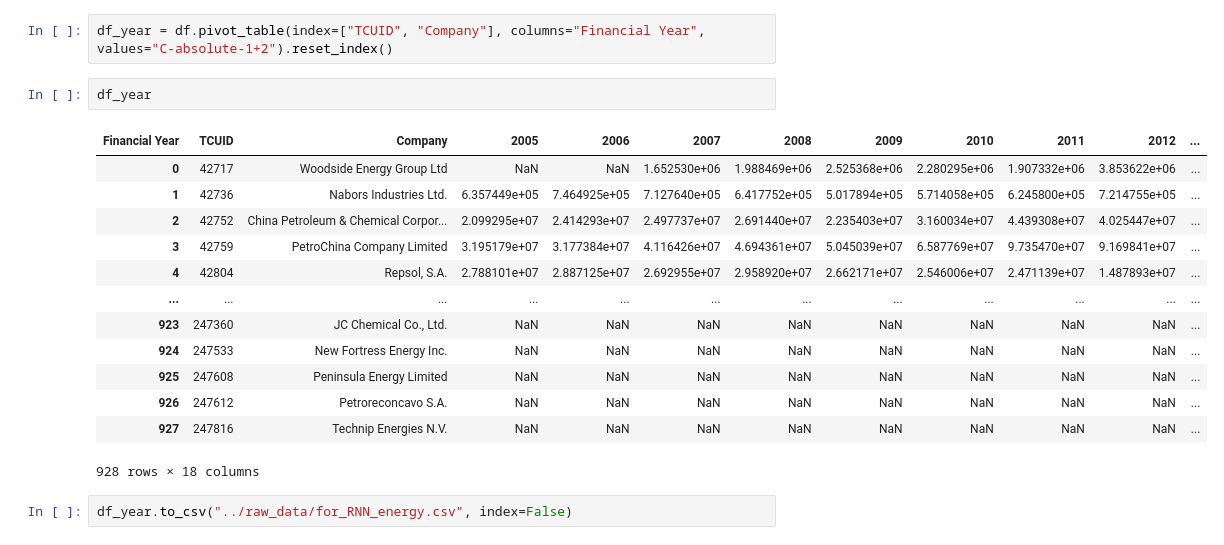
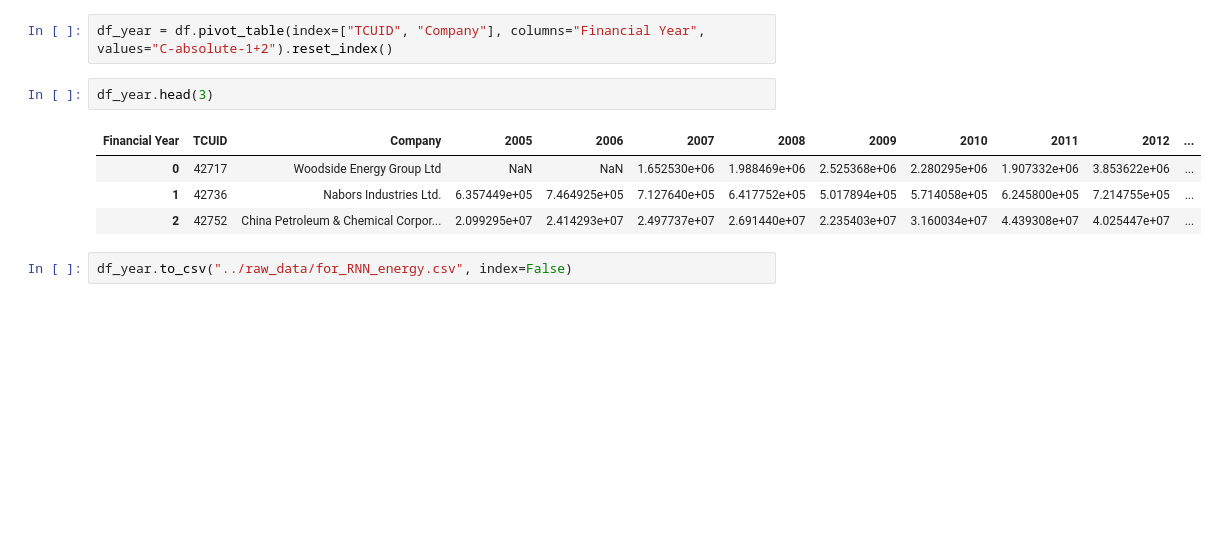
Before and after one commit to leocmcheung/carbon-forecast, a Jupyter notebook: notebooks/leo-D3.ipynb, the cells around one changed output. Saved outputs shown, nothing was run; the diff lists cells and outputs as text; blank space fills up the shorter version.

```diff
--- a/notebooks/leo-D3.ipynb
+++ b/notebooks/leo-D3.ipynb
@@ -60,21 +84,12 @@ df.drop(columns=to_drop, inplace=True)
 # %%
 df_year = df.pivot_table(index=["TCUID", "Company"], columns="Financial Year", values="C-absolute-1+2").reset_index()
 # %%
-df_year
+df_year.head(3)
 # %% [output]
 | Financial Year | TCUID | Company | 2005 | 2006 | 2007 | 2008 | 2009 | 2010 | 2011 | 2012 | ... |
 | 0 | 42717 | Woodside Energy Group Ltd | NaN | NaN | 1.652530e+06 | 1.988469e+06 | 2.525368e+06 | 2.280295e+06 | 1.907332e+06 | 3.853622e+06 | ... |
 | 1 | 42736 | Nabors Industries Ltd. | 6.357449e+05 | 7.464925e+05 | 7.127640e+05 | 6.417752e+05 | 5.017894e+05 | 5.714058e+05 | 6.245800e+05 | 7.214755e+05 | ... |
 | 2 | 42752 | China Petroleum & Chemical Corpor... | 2.099295e+07 | 2.414293e+07 | 2.497737e+07 | 2.691440e+07 | 2.235403e+07 | 3.160034e+07 | 4.439308e+07 | 4.025447e+07 | ... |
-| 3 | 42759 | PetroChina Company Limited | 3.195179e+07 | 3.177384e+07 | 4.116426e+07 | 4.694361e+07 | 5.045039e+07 | 6.587769e+07 | 9.735470e+07 | 9.169841e+07 | ... |
-| 4 | 42804 | Repsol, S.A. | 2.788101e+07 | 2.887125e+07 | 2.692955e+07 | 2.958920e+07 | 2.662171e+07 | 2.546006e+07 | 2.471139e+07 | 1.487893e+07 | ... |
-| ... | ... | ... | ... | ... | ... | ... | ... | ... | ... | ... | ... |
-| 923 | 247360 | JC Chemical Co., Ltd. | NaN | NaN | NaN | NaN | NaN | NaN | NaN | NaN | ... |
-| 924 | 247533 | New Fortress Energy Inc. | NaN | NaN | NaN | NaN | NaN | NaN | NaN | NaN | ... |
-| 925 | 247608 | Peninsula Energy Limited | NaN | NaN | NaN | NaN | NaN | NaN | NaN | NaN | ... |
-| 926 | 247612 | Petroreconcavo S.A. | NaN | NaN | NaN | NaN | NaN | NaN | NaN | NaN | ... |
-| 927 | 247816 | Technip Energies N.V. | NaN | NaN | NaN | NaN | NaN | NaN | NaN | NaN | ... |
-928 rows × 18 columns
 # %%
 df_year.to_csv("../raw_data/for_RNN_energy.csv", index=False)
 # %%
```
Also changed, not shown: parts of 9 cells of this notebook, 1 other file.
